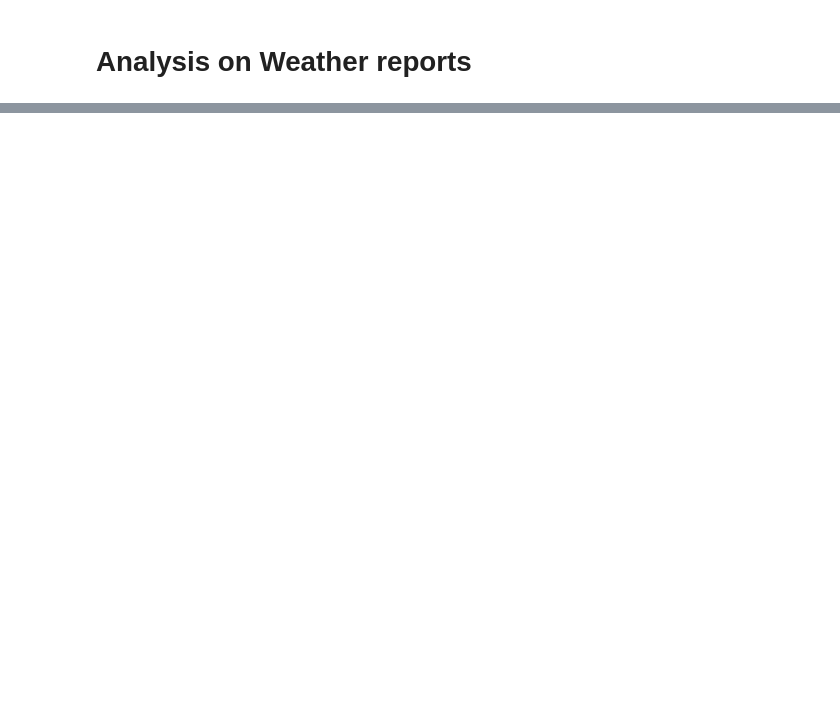
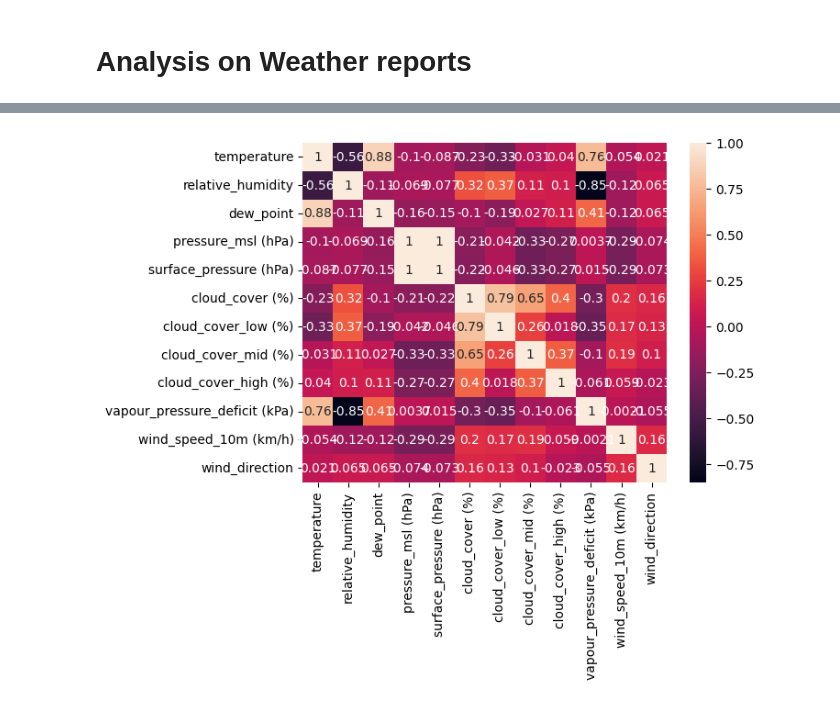
Before and after one commit to katleho-0016/analysis-on-Weather-Series, a Jupyter notebook: analysis.ipynb, the cells around one changed output, grey strips where cells are left out. Drawn from its saved outputs; the diff is of its cells as text; code cells hidden in the pictures; blank space fills up the shorter version.

```diff
--- a/analysis.ipynb
+++ b/analysis.ipynb
@@ -14,0 +18,3 @@ ModuleNotFoundError: No module named 'scilearn'
+# %%
+df = pd.read_csv('Timeseries dataset weather/weather_dataset.csv',index_col="time")
+df.head()
@@ -14,0 +46,2 @@ ModuleNotFoundError: No module named 'scilearn'
+# %%
+df.drop(columns=['precipitation (mm)','snowfall (cm)','rain (mm)'],inplace=True)
@@ -14,0 +84,5 @@ ModuleNotFoundError: No module named 'scilearn'
+# %%
+sns.heatmap(df.corr(),annot=True)
+plt.show()
+# %% [output]
+[figure, added]
```
Also changed, not shown: parts of 13 cells of this notebook.
